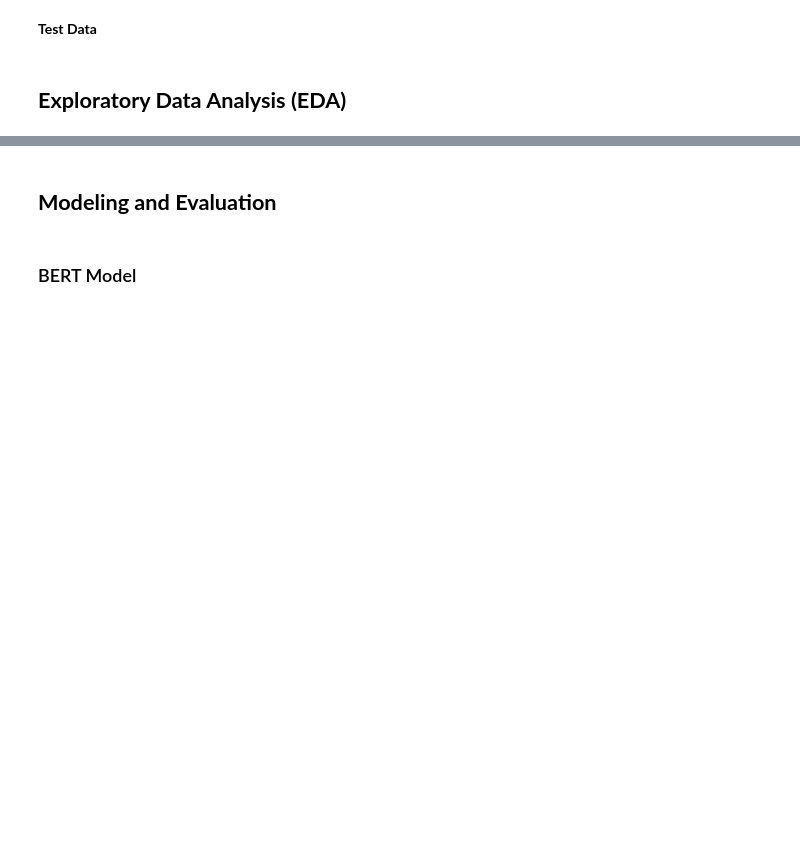
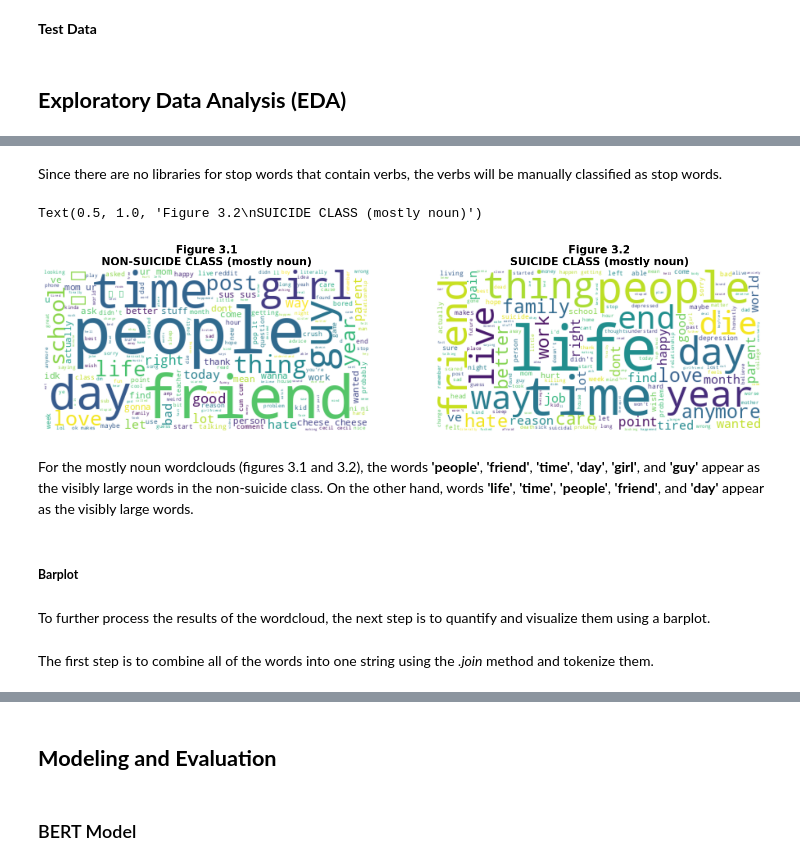
Before and after one commit to francheska-vicente/data103-project, a Jupyter notebook: main.ipynb, the cells around one changed output, grey strips where cells are left out. Drawn from its saved outputs; the diff is of its cells as text; code cells hidden in the pictures; blank space fills up the shorter version.

```diff
--- a/main.ipynb
+++ b/main.ipynb
@@ -902,0 +913,34 @@ sns.barplot(x='frequency',y='word',data=data_s)
+# %%
+all_stopwords = sp.Defaults.stop_words
+new_stopwords_nv=["filler", " ", "S", "t", "s", "m", "█", "want", "like", "know", "help", "tell", "talk", "thought", "feel", "said", "going", "thinking", "I'm", "think", "fuck", "fucking", "look", "i've", "think", "don", "don't", "told", "feeling", "can't", "kill", "need", "tried", "try", "leave", "i'll", "having", "got", "went", "trying", "na", "im", "shit", "gt", "It", "▯"]
+comb_stopwords=list(new_stopwords_nv)+list(all_stopwords)
+wordcloud_ns_nv = WordCloud(stopwords=comb_stopwords, background_color="white").generate(text_ns)
+wordcloud_s_nv = WordCloud(stopwords=comb_stopwords, background_color="white").generate(text_s)
+# %% [markdown]
+Since there are no libraries for stop words that contain verbs, the verbs will be manually classified as stop words.
+# %%
+fig = plt.figure(figsize=(18, 13))
+
+rows = 1
+columns = 2
+
+fig.add_subplot(rows, columns, 1)
+plt.imshow(wordcloud_ns_nv, interpolation='bilinear')
+plt.axis('off')
+plt.title("Figure 3.1\nNON-SUICIDE CLASS (mostly noun)", fontsize=15, weight='bold')
+
+fig.add_subplot(rows, columns, 2)
+plt.imshow(wordcloud_s_nv, interpolation='bilinear')
+plt.axis('off')
+plt.title("Figure 3.2\nSUICIDE CLASS (mostly noun)", fontsize=15, weight='bold')
+# %% [output]
+Text(0.5, 1.0, 'Figure 3.2\nSUICIDE CLASS (mostly noun)')
+[figure, added]
+# %% [markdown]
+For the mostly noun wordclouds (figures 3.1 and 3.2), the words **'people'**, **'friend'**, **'time'**, **'day'**, **'girl'**, and **'guy'** appear as the visibly large words in the non-suicide class. On the other hand, words **'life'**, **'time'**, **'people'**, **'friend'**, and **'day'** appear as the visibly large words.
+# %% [markdown]
+##### **Barplot**
+# %% [markdown]
+To further process the results of the wordcloud, the next step is to quantify and visualize them using a barplot.
+# %% [markdown]
+The first step is to combine all of the words into one string using the *.join* method and tokenize them.
```
Also changed, not shown: parts of 119 cells of this notebook.
